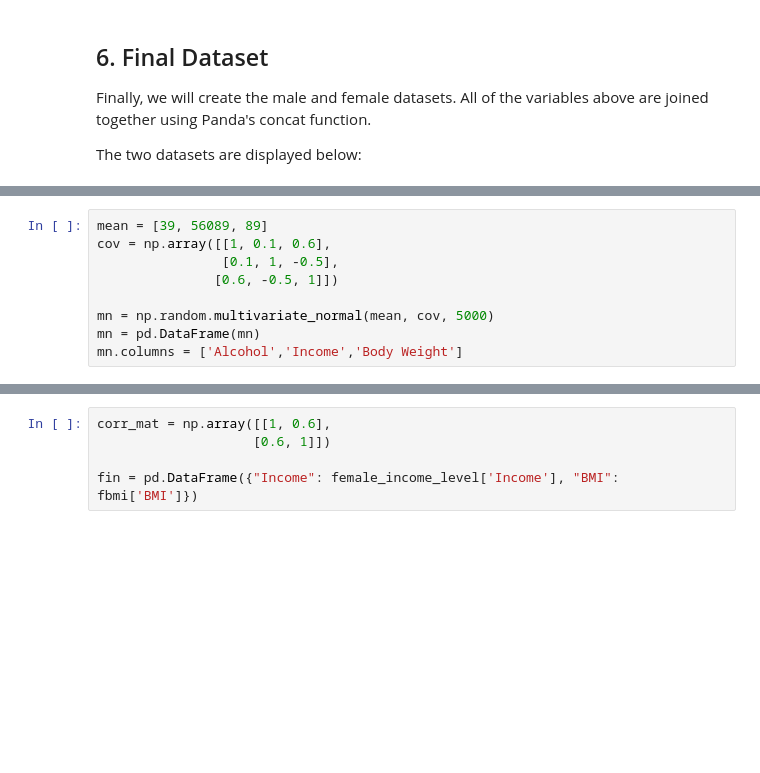
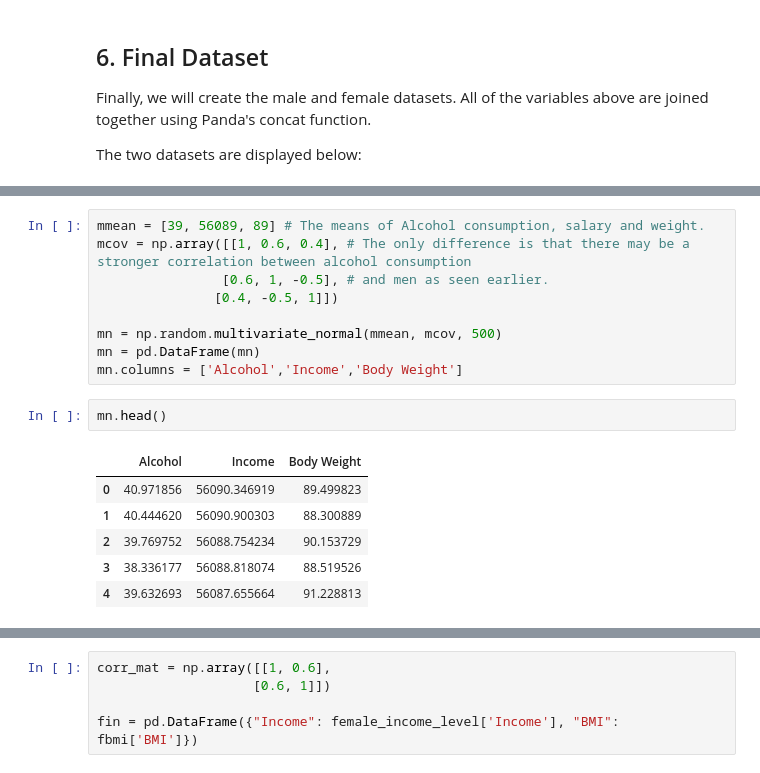
Before and after one commit to dermotkel/programming-project, a Jupyter notebook: Programming Project.ipynb, the cells around one changed output, grey strips where cells are left out. Saved outputs shown, nothing was run; the diff lists cells and outputs as text; blank space fills up the shorter version.

```diff
--- a/Programming Project.ipynb
+++ b/Programming Project.ipynb
@@ -467,12 +513,21 @@ The male bodyweight mean is
  dtype: float64)
 # %%
-mean = [39, 56089, 89]
-cov = np.array([[1, 0.1, 0.6],
-                [0.1, 1, -0.5],
-               [0.6, -0.5, 1]])
+mmean = [39, 56089, 89] # The means of Alcohol consumption, salary and weight.
+mcov = np.array([[1, 0.6, 0.4], # The only difference is that there may be a stronger correlation between alcohol consumption
+                [0.6, 1, -0.5], # and men as seen earlier.
+               [0.4, -0.5, 1]])
 
-mn = np.random.multivariate_normal(mean, cov, 5000)
+mn = np.random.multivariate_normal(mmean, mcov, 500)
 mn = pd.DataFrame(mn)
 mn.columns = ['Alcohol','Income','Body Weight']
+# %%
+mn.head()
+# %% [output]
+|  | Alcohol | Income | Body Weight |
+| 0 | 40.971856 | 56090.346919 | 89.499823 |
+| 1 | 40.444620 | 56090.900303 | 88.300889 |
+| 2 | 39.769752 | 56088.754234 | 90.153729 |
+| 3 | 38.336177 | 56088.818074 | 88.519526 |
+| 4 | 39.632693 | 56087.655664 | 91.228813 |
 # %%
 sns.pairplot(mn)
```
Also changed, not shown: parts of 34 cells of this notebook.
